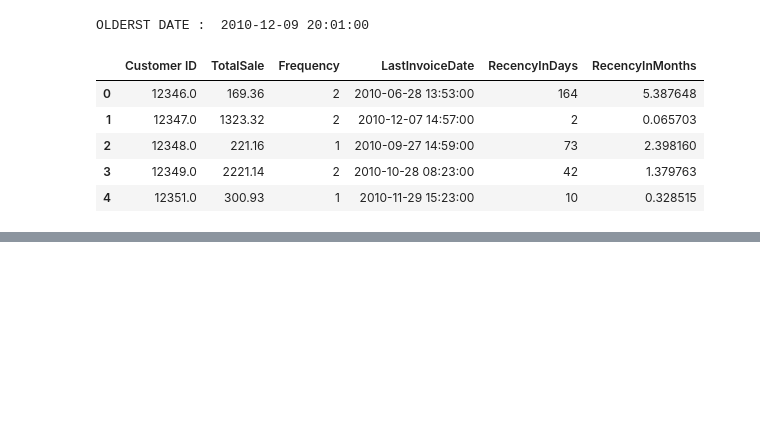
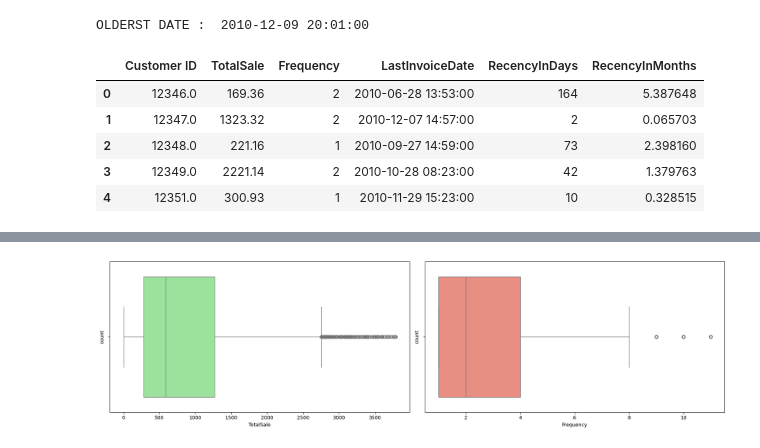
Before and after one commit to pradhans369/Python_and_Data_Science, a Jupyter notebook: 0 ML practice/14_1.ipynb, the cells around one changed output, grey strips where cells are left out. Cells and saved outputs as stored; diff of their text form; code cells hidden in the pictures; blank space fills up the shorter version.

```diff
--- a/0 ML practice/14_1.ipynb
+++ b/0 ML practice/14_1.ipynb
@@ -158,0 +256,7 @@ for i in unique_df.columns:
+# %%
+# checking for non-outlier datas
+
+non_outliers = data[(~data.index.isin(outliers_sale.index)) & ((~data.index.isin(outliers_frequency.index)))]
+
+print(non_outliers.shape[0])
+non_outliers.describe()
@@ -158,0 +274,17 @@ for i in unique_df.columns:
+# %%
+# plotting the non-outlier data
+
+plt.figure(figsize=(18, 5))
+
+plt.subplot(121)
+sns.boxplot(x=non_outliers['TotalSale'], color='lightgreen')
+plt.ylabel('count')
+
+plt.subplot(122)
+sns.boxplot(x=non_outliers['Frequency'], color='salmon')
+plt.ylabel('count')
+
+plt.tight_layout()
+plt.show()
+# %% [output]
+[figure, added]
```
Also changed, not shown: parts of 12 cells of this notebook, 39 other files.
